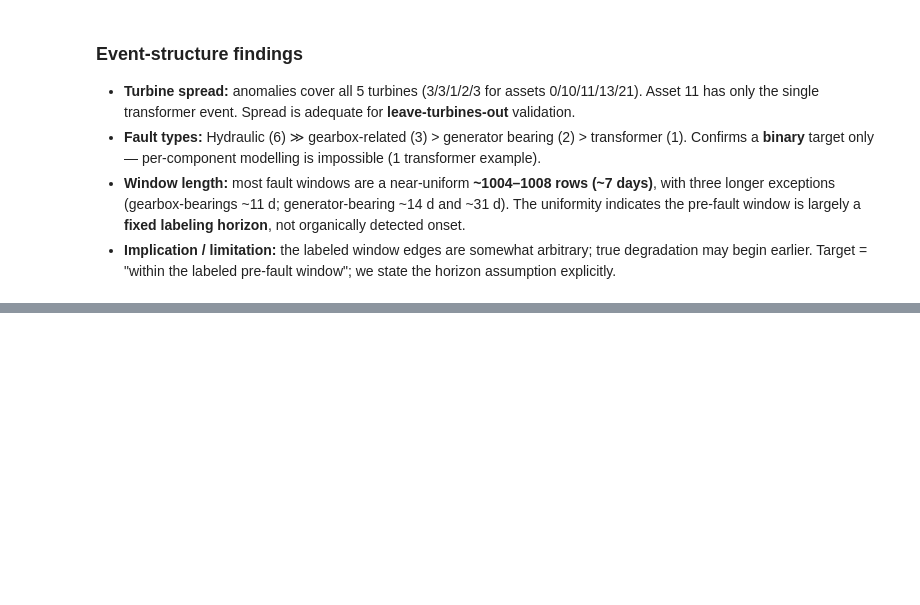
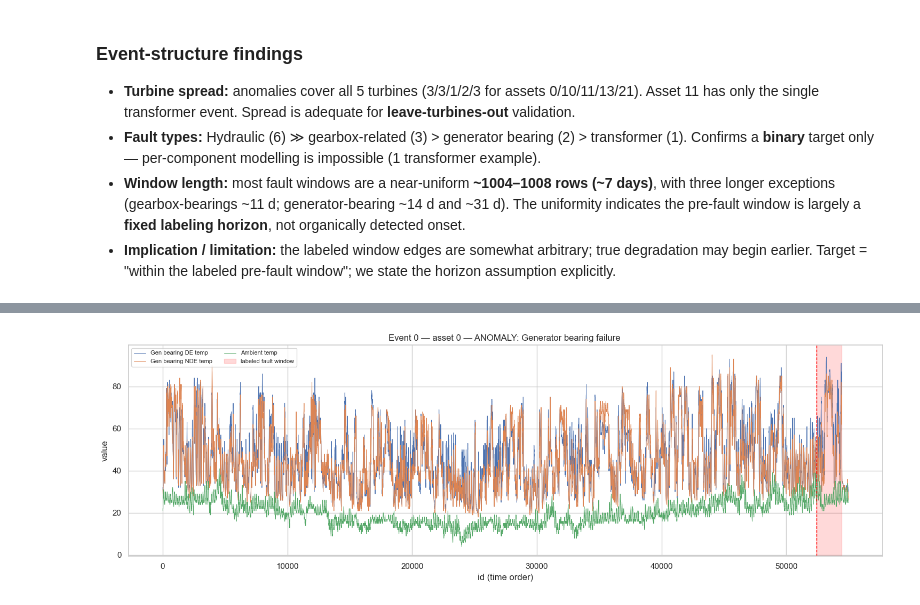
Before and after one commit to AayushAswal27/wind-turbine-predictive-maintenance, a Jupyter notebook: notebooks/02_eda.ipynb, the cells around one changed output, grey strips where cells are left out. Drawn from its saved outputs; the diff is of its cells as text; code cells hidden in the pictures; blank space fills up the shorter version.

Commit message:
Add pre-fault sensor drift analysis to EDA

```diff
--- a/notebooks/02_eda.ipynb
+++ b/notebooks/02_eda.ipynb
@@ -211,0 +220,35 @@ Per-event detail:
+# %%
+def plot_event_timeline(event_id, sensors, title_extra=""):
+    """Plot sensors over time for one dataset, shading the fault window if anomaly."""
+    d = load_dataset(event_id)
+    row = events.loc[events["event_id"] == event_id].iloc[0]
+    is_anom = row["event_label"] == "anomaly"
+
+    fig, ax = plt.subplots(figsize=(15, 5))
+    for col, label in sensors.items():
+        ax.plot(d["id"], d[col], label=label, linewidth=0.7)
+
+    if is_anom:
+        ax.axvspan(row["event_start_id"], row["event_end_id"],
+                   color="red", alpha=0.15, label="labeled fault window")
+        ax.axvline(row["event_start_id"], color="red", linestyle="--", linewidth=1)
+
+    kind = row["event_label"].upper()
+    desc = row["event_description"] if is_anom else "normal run"
+    ax.set_title(f"Event {event_id} — asset {row['asset']} — {kind}: {desc} {title_extra}")
+    ax.set_xlabel("id (time order)"); ax.set_ylabel("value")
+    ax.legend(loc="upper left", fontsize=8, ncol=2)
+    plt.tight_layout()
+    return fig
+
+# Generator bearing failure (asset 0, event 0) — expect a bearing-temp climb
+gen_sensors = {
+    "sensor_13_avg": "Gen bearing DE temp",
+    "sensor_14_avg": "Gen bearing NDE temp",
+    "sensor_0_avg":  "Ambient temp",
+}
+fig = plot_event_timeline(0, gen_sensors)
+plt.savefig("../reports/figures/02_prefault_genbearing.png", dpi=120, bbox_inches="tight")
+plt.show()
+# %% [output]
+[figure, added]
```
Also changed, not shown: parts of 2 cells of this notebook, 1 other file.
